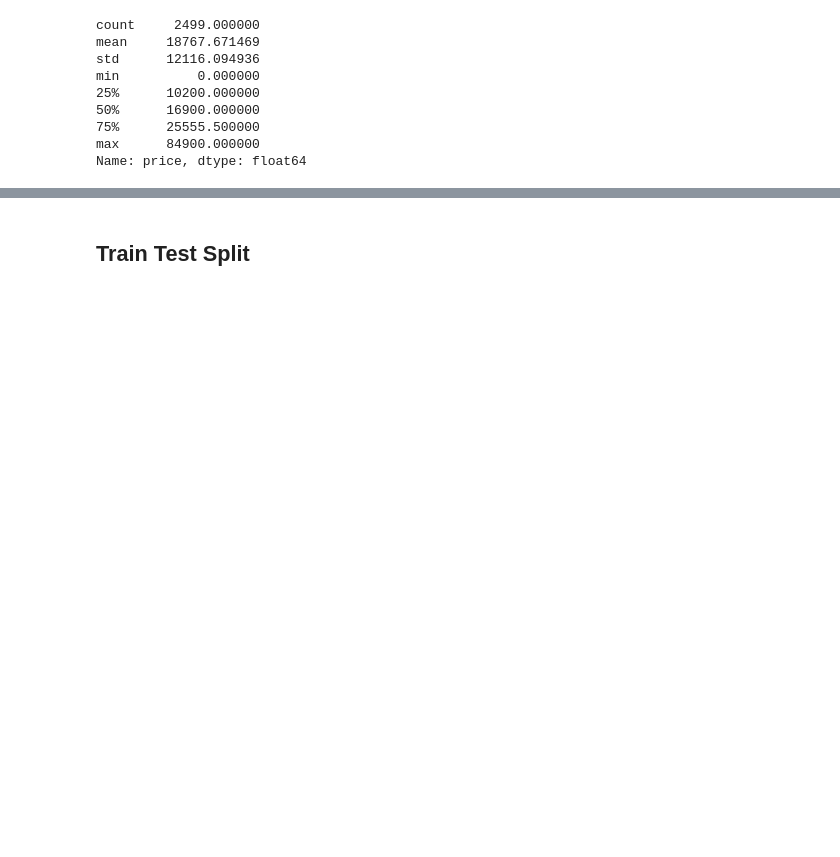
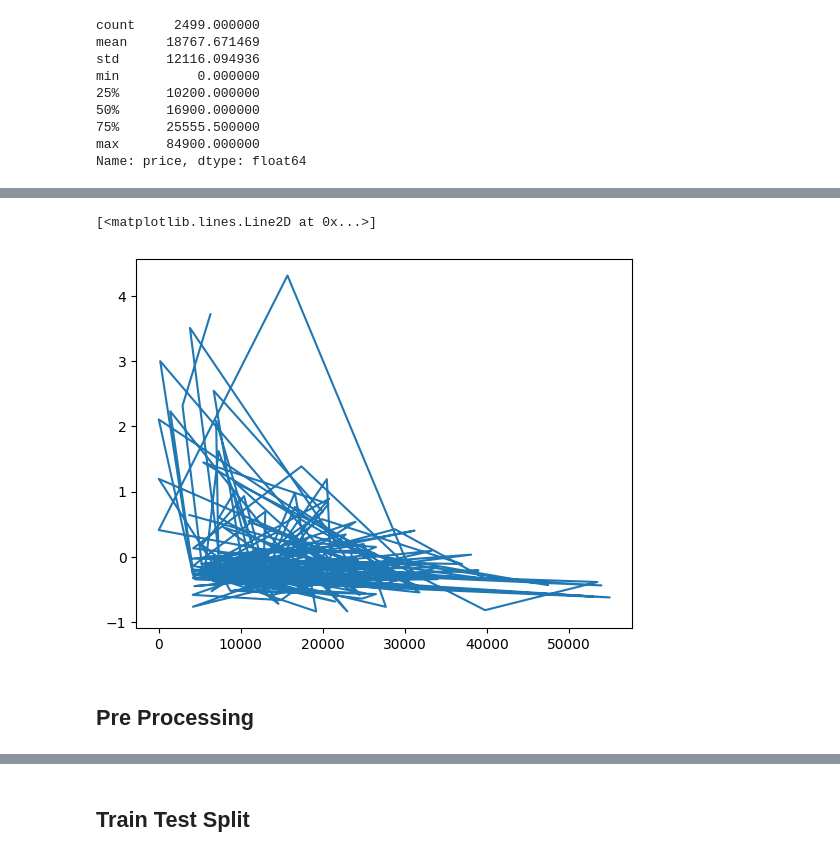
Before and after one commit to AI-ML-DL-EXPERT/Cars-Price-Predictor, a Jupyter notebook: Cars-Price-Predictor.ipynb, the cells around one changed output, grey strips where cells are left out. Cells and saved outputs as stored; diff of their text form; code cells hidden in the pictures; blank space fills up the shorter version.

Commit message:
Car Price Predictor Finished

```diff
--- a/Cars-Price-Predictor.ipynb
+++ b/Cars-Price-Predictor.ipynb
@@ -133,3 +138,5 @@ df["condition"].value_counts().count()
+# %%
+df.drop(columns = ["vin", "lot"], inplace = True)
 # %% [markdown]
 ## Performing EDA
 # %% [markdown]
@@ -175,0 +206,6 @@ sns.boxplot(df["price"])
+# %%
+temp_df = df.copy()
+# %%
+s = StandardScaler()
+# %%
+mileage = s.fit_transform(temp_df["mileage"].array.reshape(-1, 1))
@@ -175,0 +221,7 @@ sns.boxplot(df["price"])
+# %%
+plt.plot(df["price"][:200], mileage[:200])
+# %% [output]
+[<matplotlib.lines.Line2D at 0x...>]
+[figure, added]
+# %% [markdown]
+## Pre Processing
```
Also changed, not shown: parts of 125 cells of this notebook, 2 other files.
